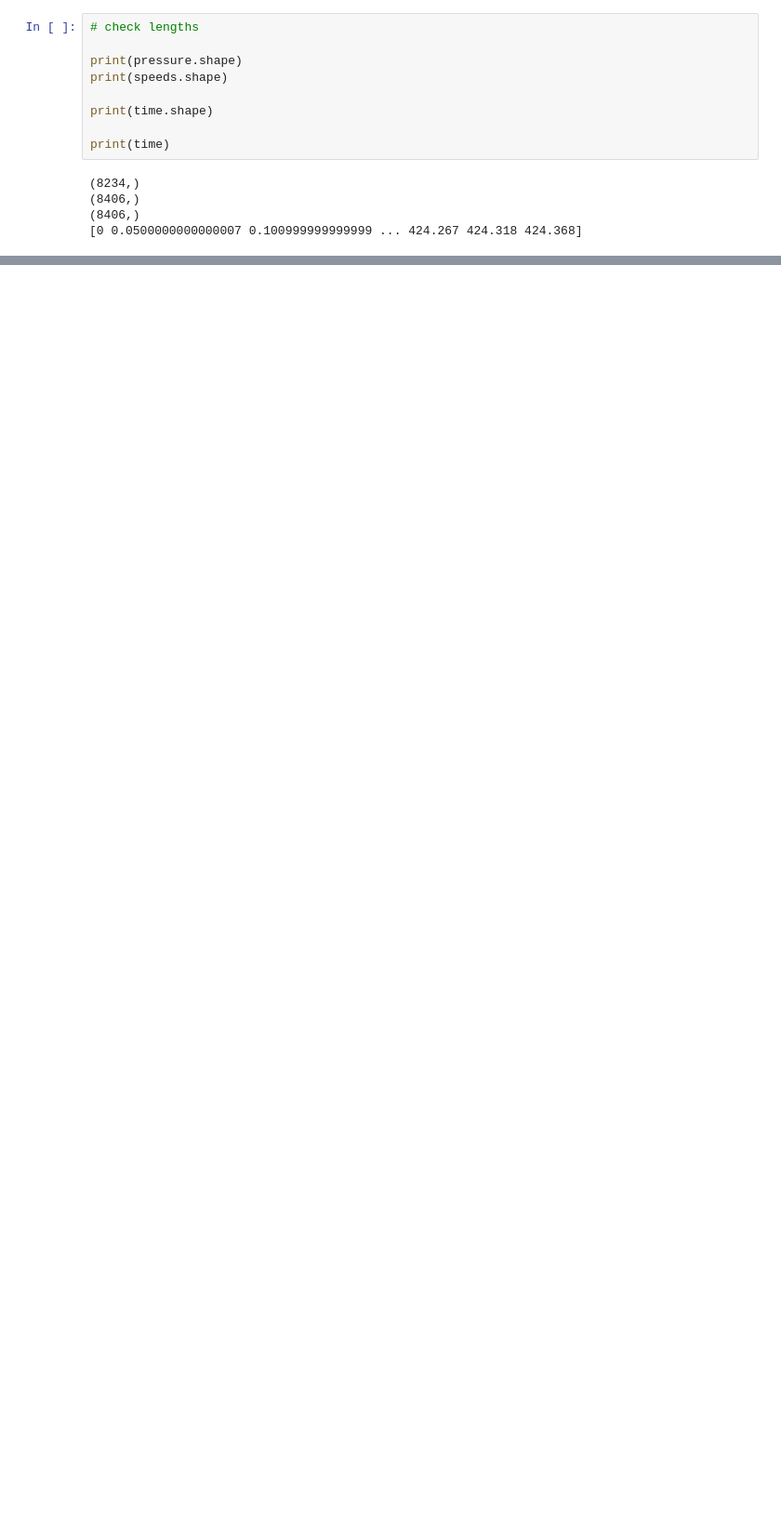
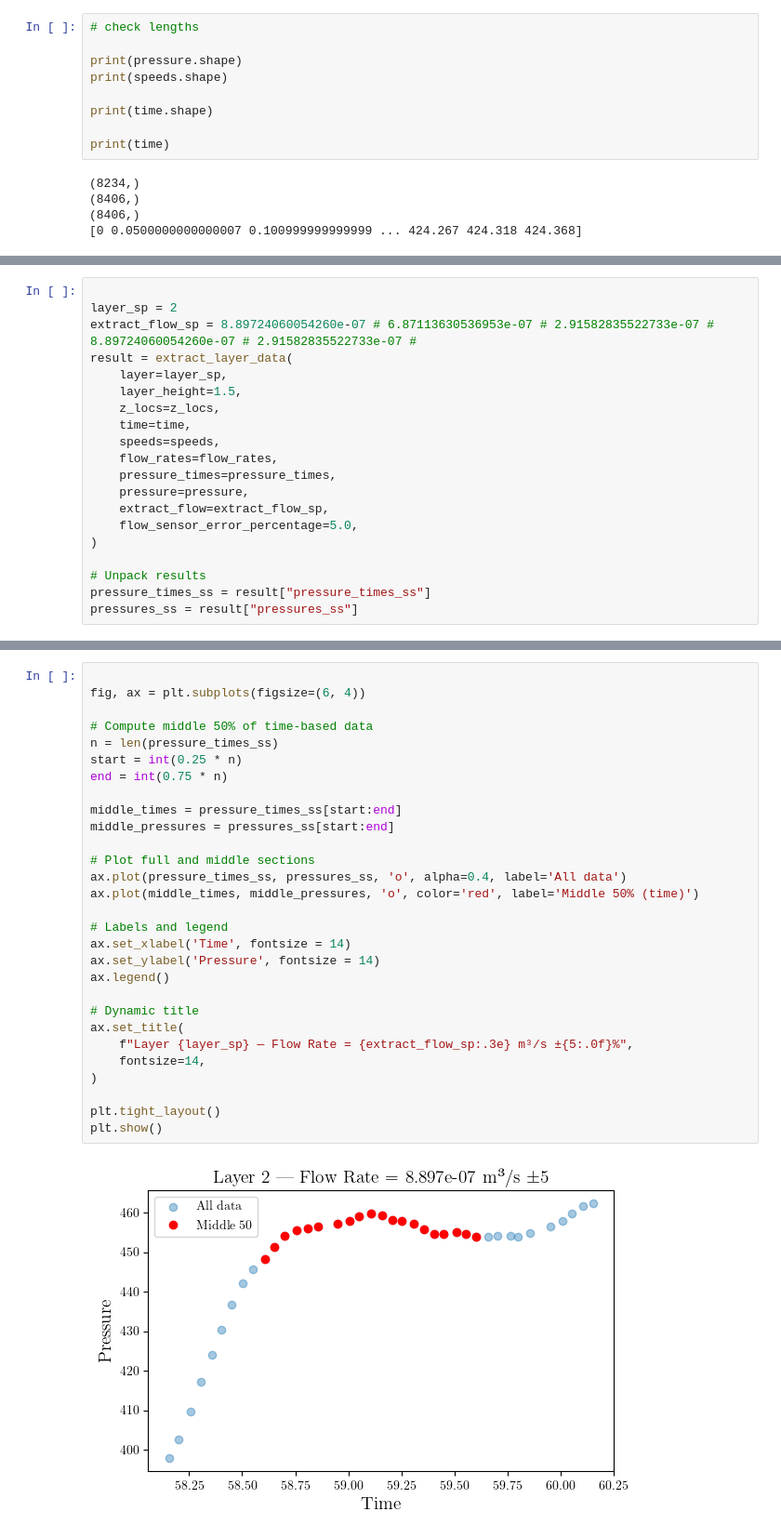
Before and after one commit to ajacobth/BayesianFLow_calibration, a Jupyter notebook: data_exploration/pedro_Data.ipynb, the cells around one changed output, grey strips where cells are left out. Shown at 93% size. Cells and saved outputs as stored; diff of their text form; blank space fills up the shorter version.

```diff
--- a/data_exploration/pedro_Data.ipynb
+++ b/data_exploration/pedro_Data.ipynb
@@ -104,0 +244,20 @@ plt.plot(pressure[:600])
+# %%
+
+layer_sp = 2
+extract_flow_sp = 8.89724060054260e-07 # 6.87113630536953e-07 # 2.91582835522733e-07 # 8.89724060054260e-07 # 2.91582835522733e-07 #
+result = extract_layer_data(
+    layer=layer_sp,
+    layer_height=1.5,
+    z_locs=z_locs,
+    time=time,
+    speeds=speeds,
+    flow_rates=flow_rates,
+    pressure_times=pressure_times,
+    pressure=pressure,
+    extract_flow=extract_flow_sp,
+    flow_sensor_error_percentage=5.0,
+)
+
+# Unpack results
+pressure_times_ss = result["pressure_times_ss"]
+pressures_ss = result["pressures_ss"]
@@ -104,0 +270,31 @@ plt.plot(pressure[:600])
+# %%
+
+fig, ax = plt.subplots(figsize=(6, 4))
+
+# Compute middle 50% of time-based data
+n = len(pressure_times_ss)
+start = int(0.25 * n)
+end = int(0.75 * n)
+
+middle_times = pressure_times_ss[start:end]
+middle_pressures = pressures_ss[start:end]
+
+# Plot full and middle sections
+ax.plot(pressure_times_ss, pressures_ss, 'o', alpha=0.4, label='All data')
+ax.plot(middle_times, middle_pressures, 'o', color='red', label='Middle 50% (time)')
+
+# Labels and legend
+ax.set_xlabel('Time', fontsize = 14)
+ax.set_ylabel('Pressure', fontsize = 14)
+ax.legend()
+
+# Dynamic title
+ax.set_title(
+    f"Layer {layer_sp} — Flow Rate = {extract_flow_sp:.3e} m³/s ±{5:.0f}%",
+    fontsize=14,
+)
+
+plt.tight_layout()
+plt.show()
+# %% [output]
+[figure, added]
```
Also changed, not shown: parts of 21 cells of this notebook, 5 other files.
